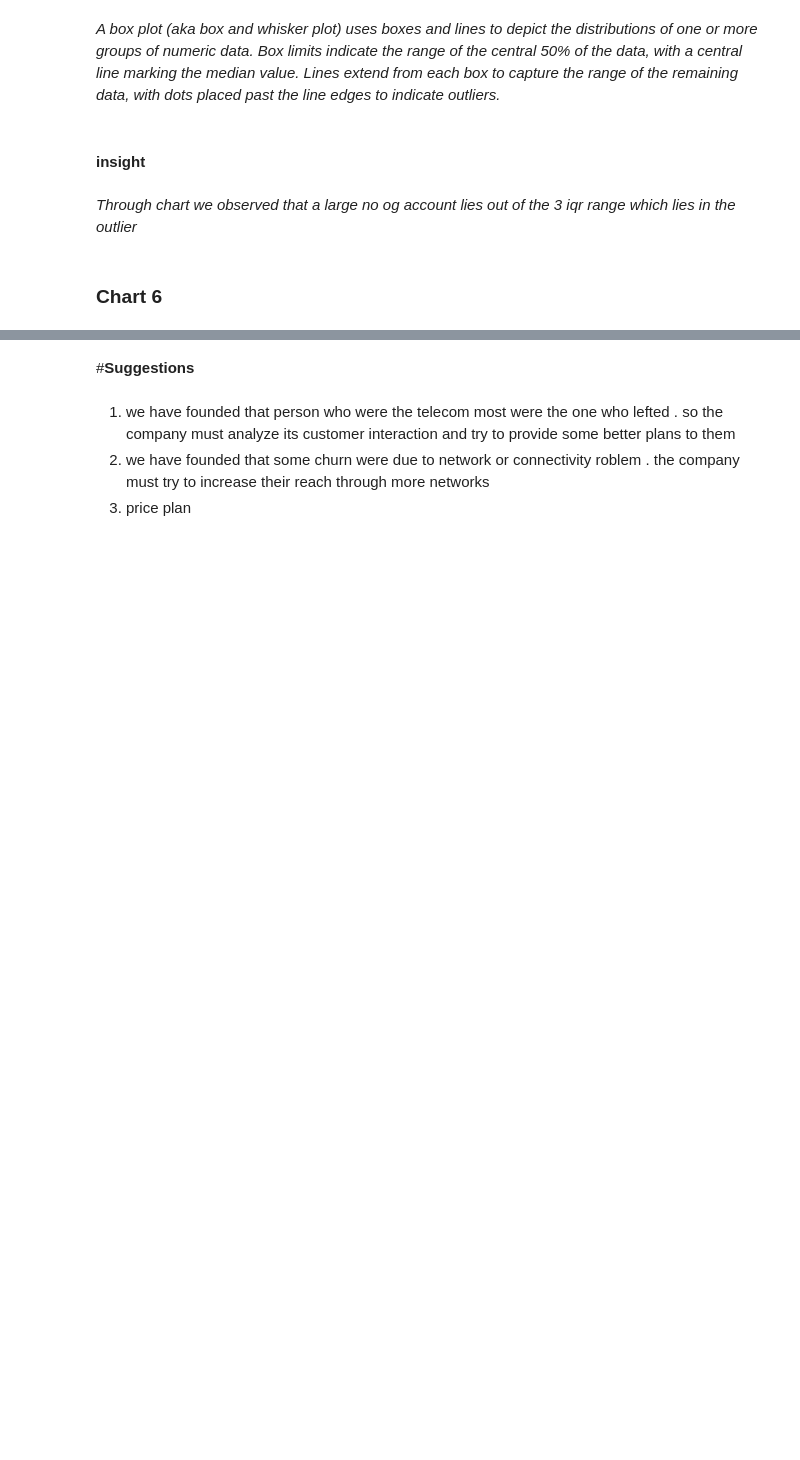
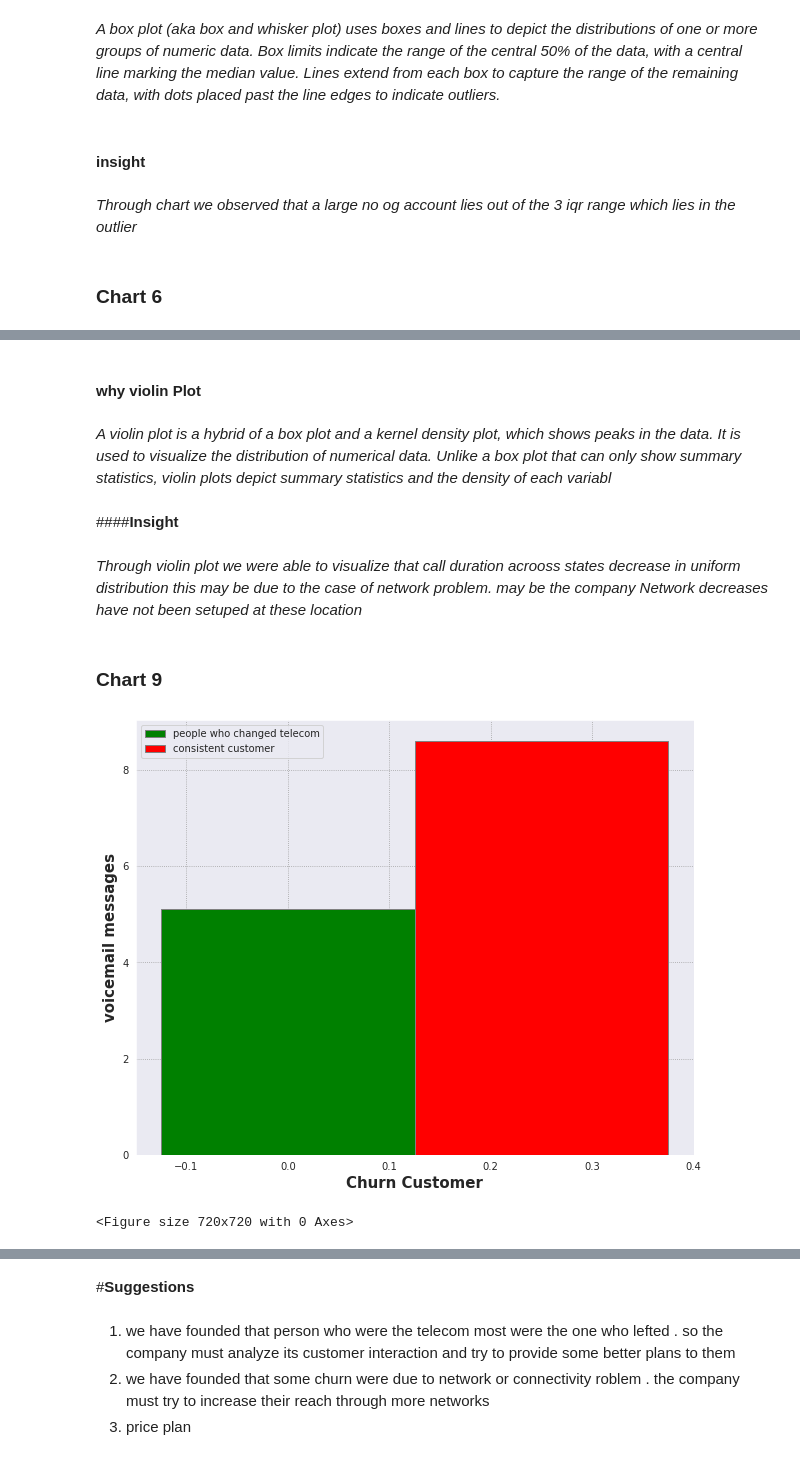
Before and after one commit to surya81/myproject, a Jupyter notebook: Telecom_Churn_Analysis.ipynb, the cells around one changed output, grey strips where cells are left out. Saved outputs shown, nothing was run; the diff lists cells and outputs as text; code cells hidden in the pictures; blank space fills up the shorter version.

```diff
--- a/Telecom_Churn_Analysis.ipynb
+++ b/Telecom_Churn_Analysis.ipynb
@@ -712,0 +760,37 @@ Name: 0, dtype: object
+# %% [markdown]
+#### **why violin Plot**
+# %% [markdown]
+*A violin plot is a hybrid of a box plot and a kernel density plot, which shows peaks in the data. It is used to visualize the distribution of numerical data. Unlike a box plot that can only show summary statistics, violin plots depict summary statistics and the density of each variabl*
+# %% [markdown]
+####**Insight**
+# %% [markdown]
+*Through violin plot we were able to visualize that call duration acrooss states decrease in uniform distribution this may be due to the case of network problem. may be the company Network decreases have not been setuped at these location*
+# %% [markdown]
+### **Chart 9**
+# %%
+#effect of internation call on churn
+sns.set_style("darkgrid", {"grid.color": ".6", "grid.linestyle": ":"})
+# set width of bar
+barWidth = 0.25
+fig = plt.subplots(figsize =(10, 8))
+
+# Set position of bar on X axis
+br1 = np.arange(0,1)
+br2 = [x + barWidth for x in br1]
+br3 = [x + barWidth for x in br2]
+
+# Make the plot
+plt.bar(br1, telecom_df[telecom_df["Churn"]==1]["Number vmail messages"].mean(), color ='g', width = barWidth,
+        edgecolor ='grey', label ='people who changed telecom')
+plt.bar(br2,telecom_df[telecom_df["Churn"]==0]["Number vmail messages"].mean(), color ='r', width = barWidth,
+        edgecolor ='grey', label ='consistent customer')
+
+# Adding Xticks
+plt.xlabel('Churn Customer', fontweight ='bold', fontsize = 15)
+plt.ylabel('voicemail messages', fontweight ='bold', fontsize = 15)
+plt.legend()
+plt.show()
+plt.savefig("voicemail recieved and churn analysis")
+# %% [output]
+[figure, added]
+<Figure size 720x720 with 0 Axes>
```
Also changed, not shown: parts of 25 cells of this notebook.
